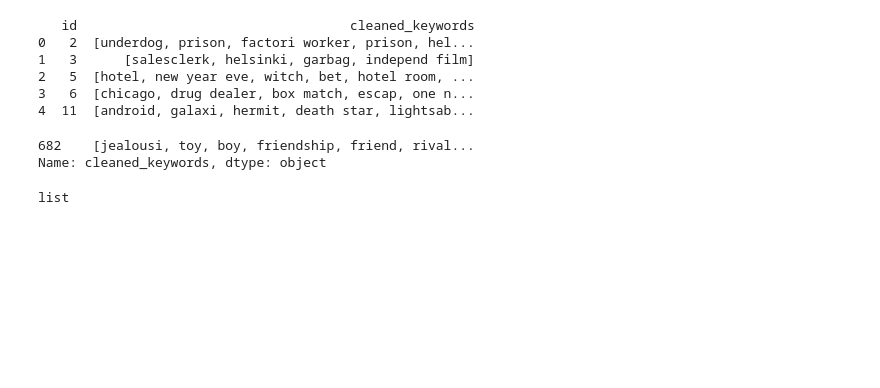
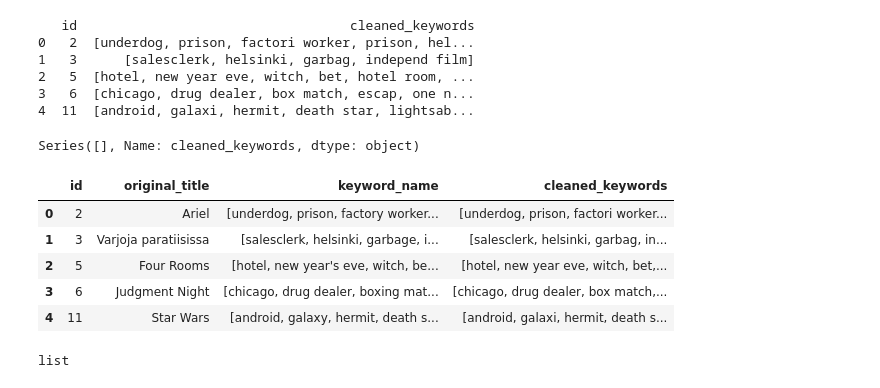
Before and after one commit to juankquintana/proyecto_recomendacion_peliculas, a Jupyter notebook: JCQ Proyecto_Peliculas_ANS copy.ipynb, the cells around one changed output. Cells and saved outputs as stored; diff of their text form; code cells hidden in the pictures; blank space fills up the shorter version.

```diff
--- a/JCQ Proyecto_Peliculas_ANS copy.ipynb
+++ b/JCQ Proyecto_Peliculas_ANS copy.ipynb
@@ -423,8 +396,16 @@ print(df_grouped_keywords[['id', 'cleaned_keywords']].head())
 3   6  [chicago, drug dealer, box match, escap, one n...
 4  11  [android, galaxi, hermit, death star, lightsab...
 # %%
-df_grouped_keywords[df_grouped_keywords['id']==862]["cleaned_keywords"]
+df_keywords_title[df_keywords_title['id']==862]["cleaned_keywords"]
 # %% [output]
-682    [jealousi, toy, boy, friendship, friend, rival...
-Name: cleaned_keywords, dtype: object
+Series([], Name: cleaned_keywords, dtype: object)
+# %%
+df_keywords_title.head()
+# %% [output]
+|  | id | original_title | keyword_name | cleaned_keywords |
+| 0 | 2 | Ariel | [underdog, prison, factory worker... | [underdog, prison, factori worker... |
+| 1 | 3 | Varjoja paratiisissa | [salesclerk, helsinki, garbage, i... | [salesclerk, helsinki, garbag, in... |
+| 2 | 5 | Four Rooms | [hotel, new year's eve, witch, be... | [hotel, new year eve, witch, bet,... |
+| 3 | 6 | Judgment Night | [chicago, drug dealer, boxing mat... | [chicago, drug dealer, box match,... |
+| 4 | 11 | Star Wars | [android, galaxy, hermit, death s... | [android, galaxi, hermit, death s... |
 # %%
```
Also changed, not shown: parts of 13 cells of this notebook.
